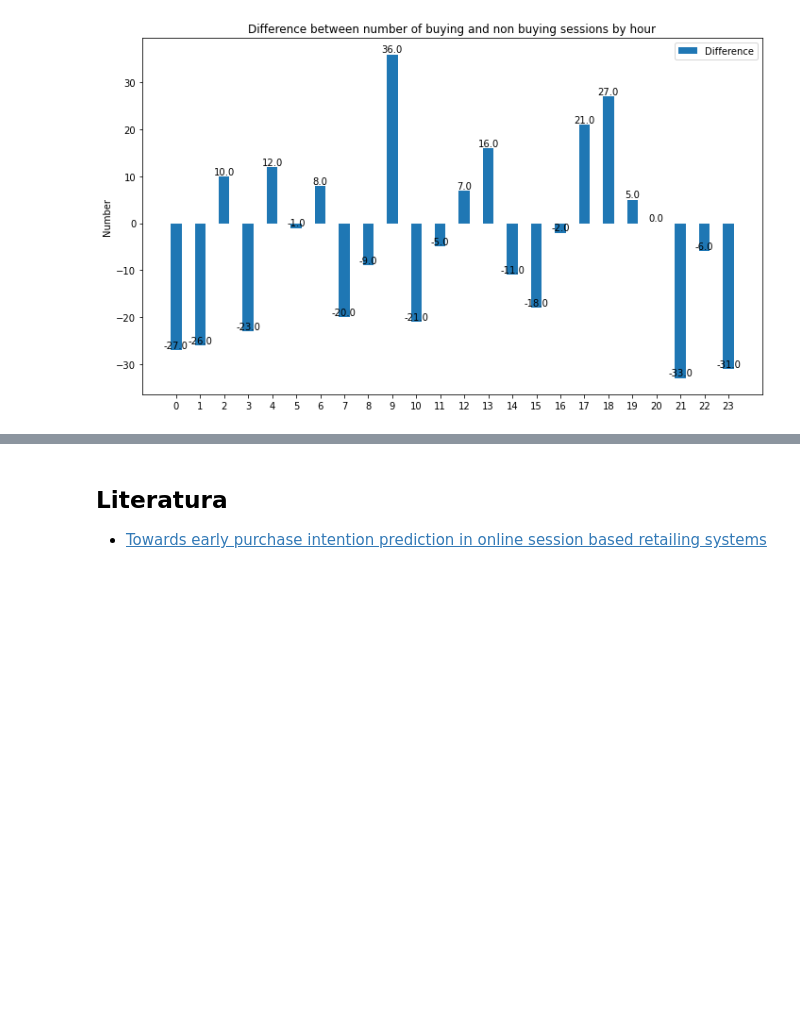
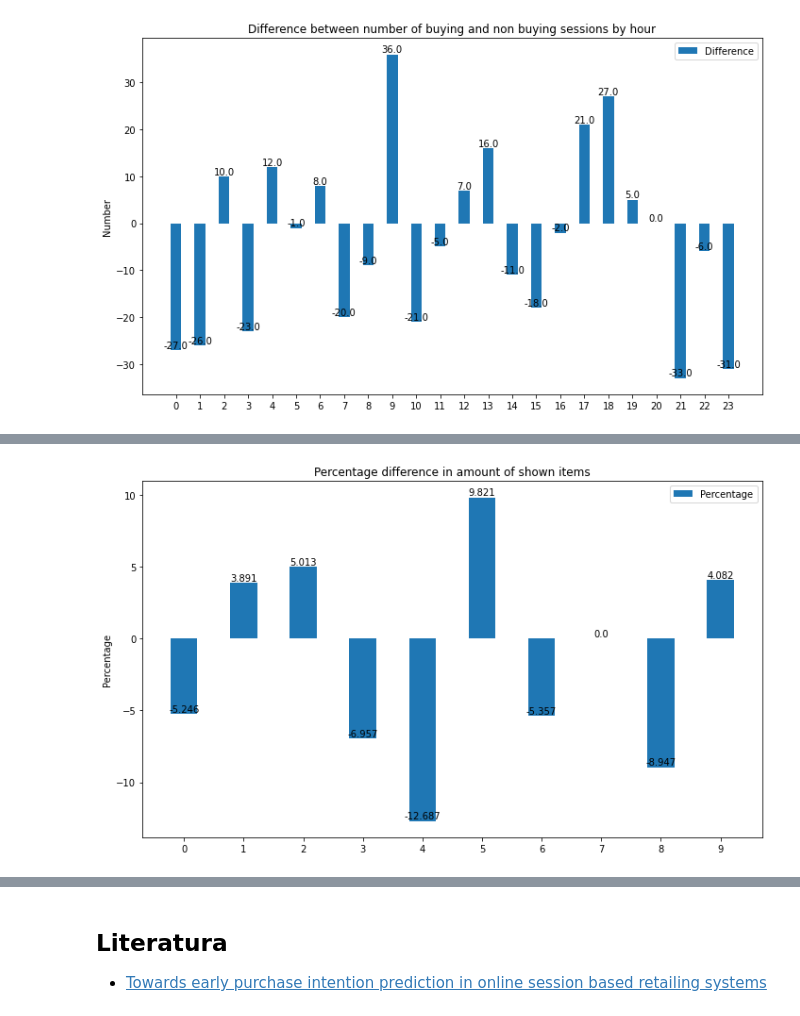
Before and after one commit to pawelbeza/IUM, a Jupyter notebook: data_analysis.ipynb, the cells around one changed output, grey strips where cells are left out. Cells and saved outputs as stored; diff of their text form; code cells hidden in the pictures; blank space fills up the shorter version.

```diff
--- a/data_analysis.ipynb
+++ b/data_analysis.ipynb
@@ -524 +593,23 @@ plt.show()
+# %%
+perc = []
+for i in range(10):
+    perc.append(round(((counts[i]-counts_w[i])*100/counts[i]), 3))
+
+x = np.arange(10)
+
+fig, ax = plt.subplots(figsize=(10,6))
+rects1 = ax.bar(x, perc, width, label="Percentage")
+
+ax.set_ylabel('Percentage')
+ax.set_title('Percentage difference in amount of shown items')
+ax.set_xticks(x)
+ax.legend()
+
+autolabel(rects1, ax)
+
+fig.tight_layout()
+
+plt.show()
+# %% [output]
+[figure, added]
 # %% [markdown]
```
Also changed, not shown: parts of 25 cells of this notebook.
